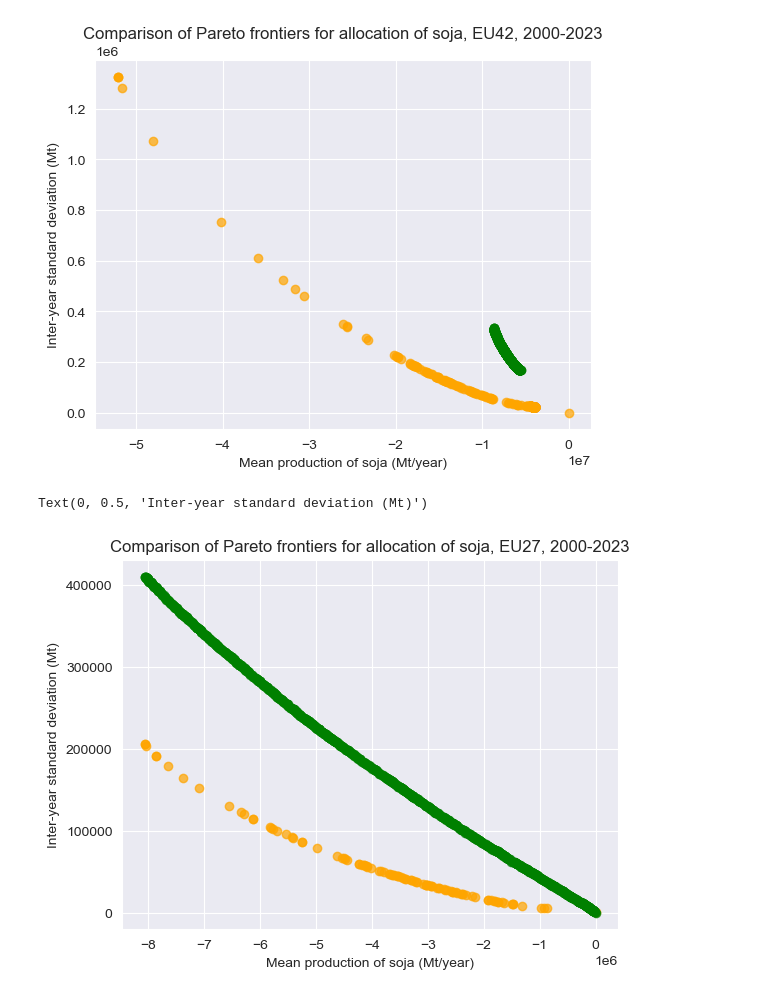
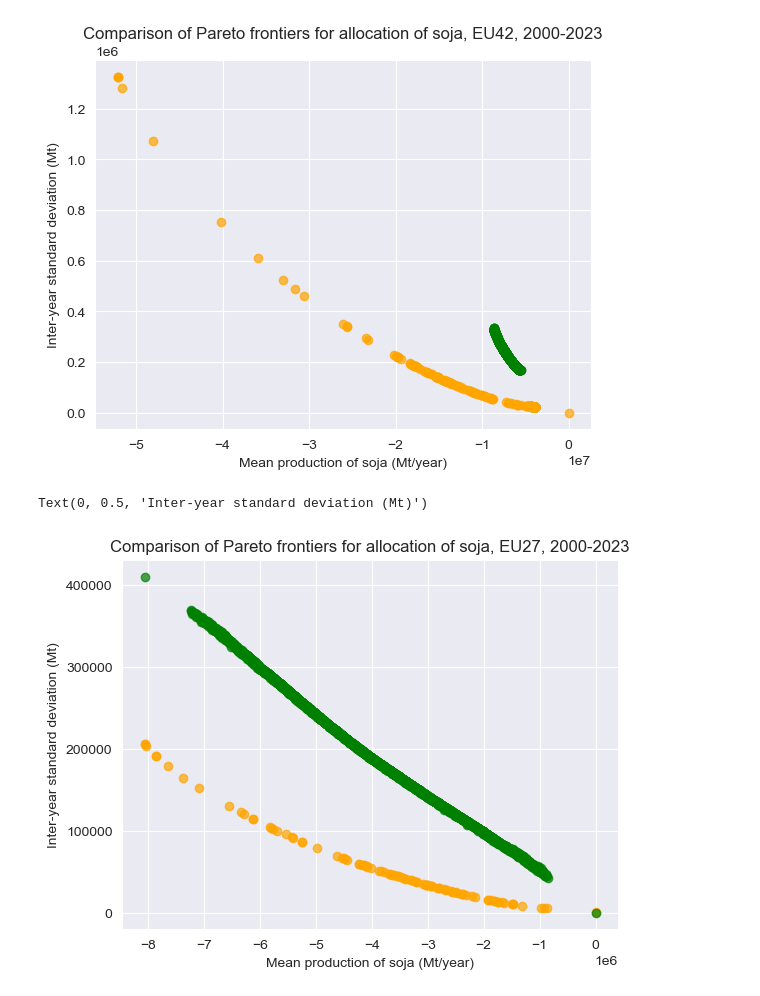
Before and after one commit to albertotonda/optimization-crop-allocation, a Jupyter notebook: src/plot_figures.ipynb, the cells around one changed output. Cells and saved outputs as stored; diff of their text form; code cells hidden in the pictures.

```diff
--- a/src/plot_figures.ipynb
+++ b/src/plot_figures.ipynb
@@ -230,23 +230,24 @@ Text(0, 0.5, 'Inter-year standard deviation (Mt)')
 # %%
 # ok, that was not very good; let's try a comparison on EU27
 df_qp = pd.read_csv("../results/mean-prod-std-prod-eu27/2024-06-24-qp-mean-std-eu27.csv")
 #df_ea = pd.read_csv("../results/mean-prod-std-prod-eu27/2024-06-22-ea-mean-std-eu27.csv")
 #df_ea = pd.read_csv("2024-06-27-soja-allocation-2-objectives-mean-std-eu27/42-archive.csv")
-df_ea = pd.read_csv("../results/mean-prod-std-prod-eu27/2024-06-27-ea-mean-std-eu27-seeding.csv")
+#df_ea = pd.read_csv("../results/mean-prod-std-prod-eu27/2024-06-27-ea-mean-std-eu27-seeding.csv")
+df_ea = pd.read_csv("../results/mean-prod-std-prod-eu27/2024-07-01-ea-mean-std-eu27-seeding-mu6000-population.csv")
 
 # rename and select columns, so that we have coherent plots
 df_ea = df_ea[["mean_soja", "std_soja"]]
 df_qp.columns = ["mean_soja", "std_soja"]
 
 # scatter plots!
 fig, ax = plt.subplots()
 ax.scatter(df_qp["mean_soja"].values, df_qp["std_soja"].values, color='orange',
            alpha=0.7, label="Results with Quadratic Programming")
 ax.scatter(df_ea["mean_soja"].values, df_ea["std_soja"].values, color='green',
           alpha=0.7, label="Results with Evolutionary Algorithm")
 ax.set_title("Comparison of Pareto frontiers for allocation of soja, EU27, 2000-2023")
 ax.set_xlabel("Mean production of soja (Mt/year)")
 ax.set_ylabel("Inter-year standard deviation (Mt)")
 # %% [output]
 Text(0, 0.5, 'Inter-year standard deviation (Mt)')
-[figure, old version]
+[figure, new version]
```
Also changed, not shown: 3 other files.
